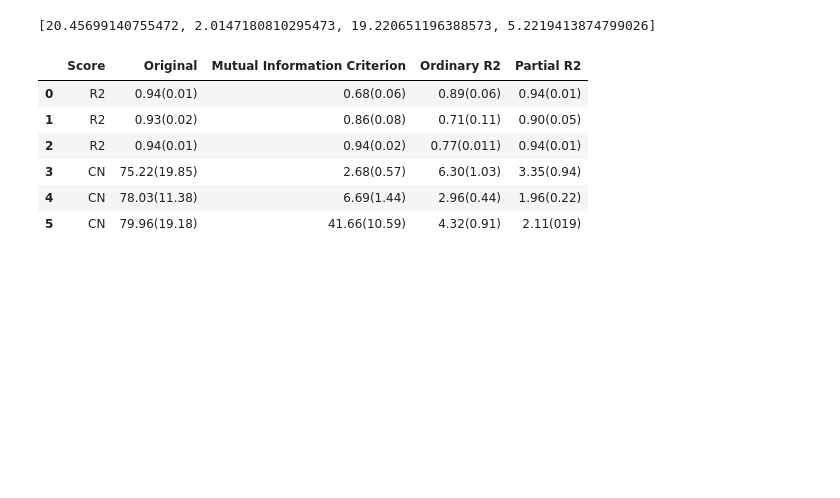
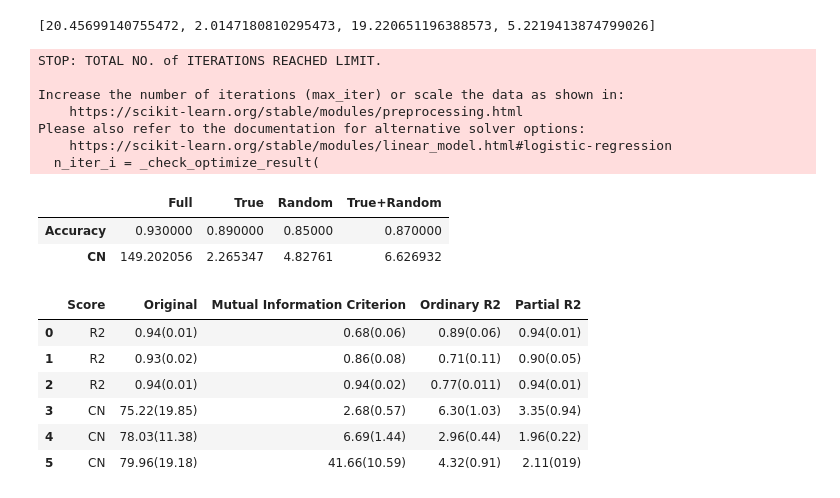
Before and after one commit to Korea-Quantum-Computing/QuantumVariableSelection, a Jupyter notebook: experiment/8.result_visualization_measure.ipynb, the cells around one changed output. Saved outputs shown, nothing was run; the diff lists cells and outputs as text; code cells hidden in the pictures; blank space fills up the shorter version.

```diff
--- a/experiment/8.result_visualization_measure.ipynb
+++ b/experiment/8.result_visualization_measure.ipynb
@@ -200,6 +211,43 @@ MSPE_list
 CN_list
 # %% [output]
 [20.45699140755472, 2.0147180810295473, 19.220651196388573, 5.2219413874799026]
+# %%
+number_influentials =8
+number_features = 40
+number_samples = 1000
+covariance_parameter = 100
+beta_coef = np.concatenate([np.random.normal(10,2,number_influentials),np.zeros(number_features-number_influentials)])
+epsilon = 0
+X,y = bf.generate_dependent_sample_logistic(number_samples,number_features,beta_coef,covariance_parameter=covariance_parameter,epsilon=epsilon)
+y_type="binary"
+true_index = np.array([True for i in range(number_influentials)]+[False for i in range(number_features-number_influentials)])
+random_index1 = np.random.randint(2,size=number_features).astype(bool)
+random_index2 = np.array([True for i in range(number_influentials)] + np.random.randint(2,size=number_features-number_influentials).astype(bool).tolist())
+X_true = X[:,true_index]
+X_random1 = X[:,random_index1]
+X_random2 = X[:,random_index2]
+datasets = [X,X_true,X_random1,X_random2]
+Accuracy_list = []
+CN_list = []
+for i in range(4) :
+    dataset = datasets[i]
+    Accuracy_list += [bf.get_accuracy(dataset,y,0.9)]
+    CN_list += [bf.get_CN(dataset)]
+result = pd.DataFrame([Accuracy_list]+[CN_list])
+result.index = ["Accuracy","CN"]
+result.columns = ["Full","True","Random","True+Random"]
+result
+# %% [output]
+STOP: TOTAL NO. of ITERATIONS REACHED LIMIT.
+
+Increase the number of iterations (max_iter) or scale the data as shown in:
+    https://scikit-learn.org/stable/modules/preprocessing.html
+Please also refer to the documentation for alternative solver options:
+    https://scikit-learn.org/stable/modules/linear_model.html#logistic-regression
+  n_iter_i = _check_optimize_result(
+|  | Full | True | Random | True+Random |
+| Accuracy | 0.930000 | 0.890000 | 0.85000 | 0.870000 |
+| CN | 149.202056 | 2.265347 | 4.82761 | 6.626932 |
 # %%
 result_table = pd.read_csv("result/simulation_measure/result_table.csv")
 # %%
```
Also changed, not shown: parts of 14 cells of this notebook, 15 other files.
